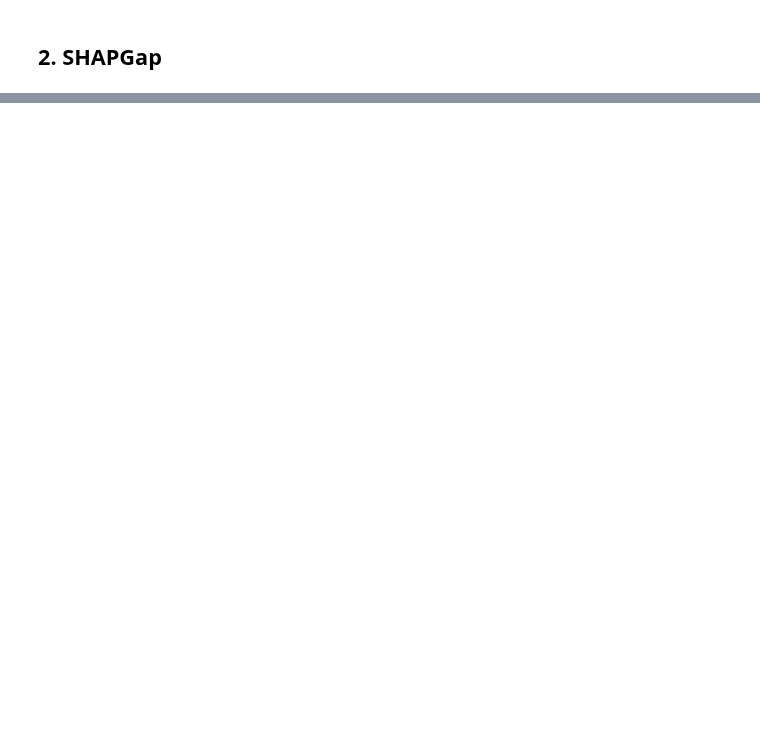
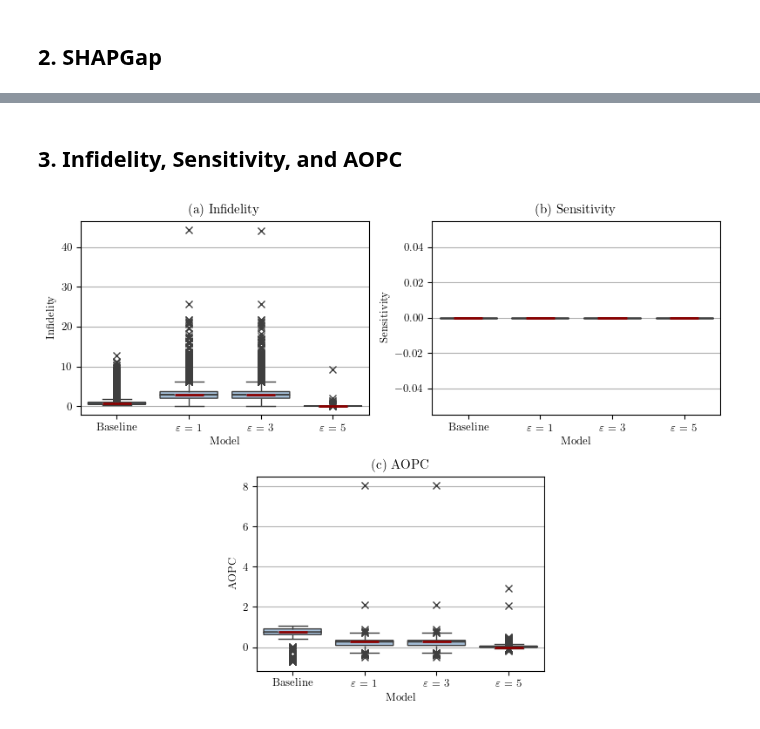
Before and after one commit to trinhkieuha/dp-shap-anomaly-detection, a Jupyter notebook: notebooks/06_Explainability.ipynb, the cells around one changed output, grey strips where cells are left out. Saved outputs shown, nothing was run; the diff lists cells and outputs as text; code cells hidden in the pictures; blank space fills up the shorter version.

Commit message:
Update explanations and evaluations

```diff
--- a/notebooks/06_Explainability.ipynb
+++ b/notebooks/06_Explainability.ipynb
@@ -193,0 +211,78 @@ df_melted.groupby(["gap_type", "epsilon"]).agg(["mean", "std"])
+# %% [markdown]
+## 3. Infidelity, Sensitivity, and AOPC
+# %%
+# Create figure and define the grid layout
+fig = plt.figure(figsize=(8, 6))
+gs = gridspec.GridSpec(2, 4, height_ratios=[1, 1])
+gs_bottom = gridspec.GridSpecFromSubplotSpec(1, 4, subplot_spec=gs[1, :])
+
+# First plot: Infidelity
+ax1 = fig.add_subplot(gs[0, 0:2])  # Top-left
+
+# Second plot: Sensitivity
+ax2 = fig.add_subplot(gs[0, 2:4])  # Top-right
+
+# Third plot: AOPC
+ax3 = fig.add_subplot(gs_bottom[0, 1:3])  # Center cell of the 4-column row
+
+df = pd.DataFrame(columns=["model", "infidelity", "sensitivity", "aopc"])
+# Plot the metrics for the baseline and DPSGD models
+for (model_type, version, eps), explanation in shap_dict.items():
+    try:
+        # Get the explainability metrics
+        perf_metrics = pd.read_feather(f"results/explainability/{model_type}/{version}_fixed_eval.feather")
+        perf_metrics["model"] = model_type.capitalize() if model_type == "baseline" else r"$\varepsilon$" + f" = {eps:.0f}"
+
+        # Append the metrics to the DataFrame
+        df = pd.concat([df, perf_metrics], ignore_index=True)
+    except FileNotFoundError:
+        print(f"File not found for {model_type} with version {version}")
+
+df.fillna(0, inplace=True)
+
+sns.boxplot(data=df,
+            x="model",
+            y="infidelity",
+            ax=ax1,
+            flierprops={"marker": "x"},
+            boxprops={"facecolor": (.3, .5, .7, .5)},
+            medianprops={"color": "darkred", "linewidth": 2},
+            notch=True, showcaps=True)
+
+sns.boxplot(data=df,
+            x="model",
+            y="sensitivity",
+            ax=ax2,
+            flierprops={"marker": "x"},
+            boxprops={"facecolor": (.3, .5, .7, .5)},
+            medianprops={"color": "darkred", "linewidth": 2},
+            notch=True, showcaps=True)
+
+sns.boxplot(data=df,
+            x="model",
+            y="aopc",
+            ax=ax3,
+            flierprops={"marker": "x"},
+            boxprops={"facecolor": (.3, .5, .7, .5)},
+            medianprops={"color": "darkred", "linewidth": 2},
+            notch=True, showcaps=True)
+
+# Set the titles for the subplots
+ax1.set_title("(a) Infidelity")
+ax2.set_title("(b) Sensitivity")
+ax3.set_title("(c) AOPC")
+
+# Set the y-axis labels
+ax1.set_ylabel("Infidelity")
+ax2.set_ylabel("Sensitivity")
+ax3.set_ylabel("AOPC")
+
+# Set the y-axis labels
+for ax in [ax1, ax2, ax3]:
+    ax.set_xlabel("Model")
+    ax.grid(axis='y')
+
+plt.tight_layout()
+plt.show()
+# %% [output]
+[figure, added]
```
Also changed, not shown: parts of 7 cells of this notebook, 23 other files.
